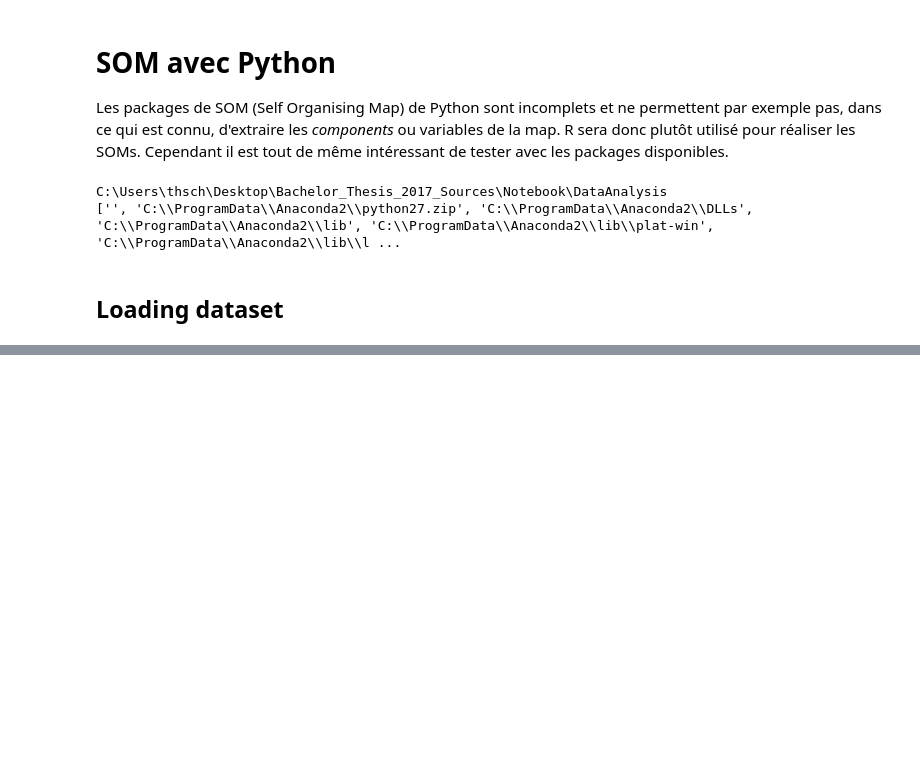
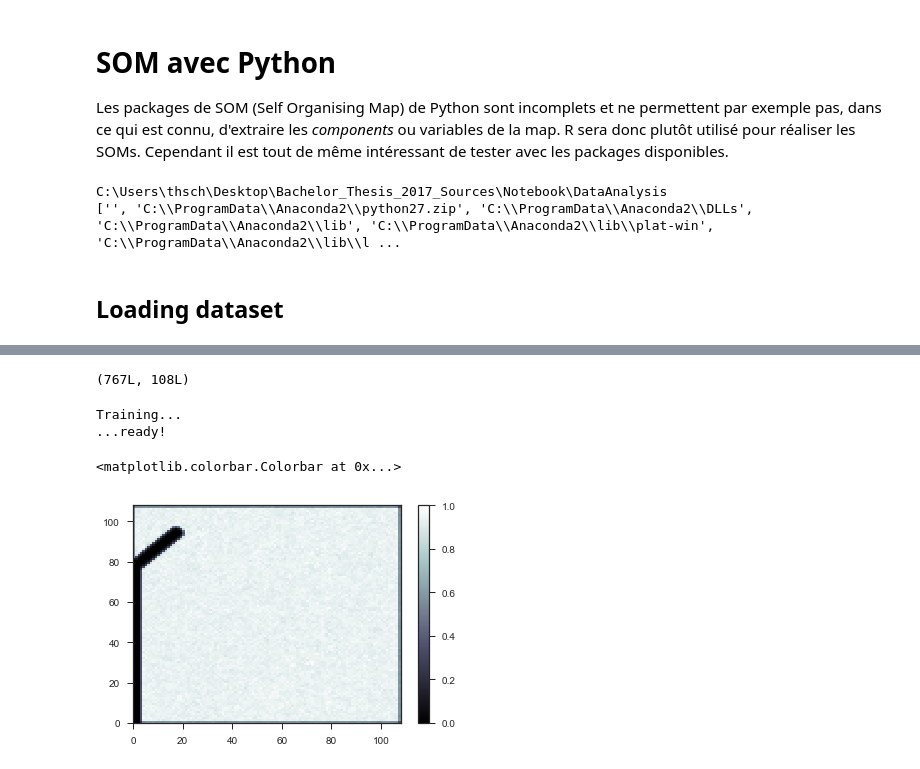
Before and after one commit to ThibaultSchowing/Bachelor_Thesis_2017_Sources, a Jupyter notebook: Notebook/DataAnalysis/3_SOM_Exploration.ipynb, the cells around one changed output, grey strips where cells are left out. Cells and saved outputs as stored; diff of their text form; code cells hidden in the pictures; blank space fills up the shorter version.

```diff
--- a/Notebook/DataAnalysis/3_SOM_Exploration.ipynb
+++ b/Notebook/DataAnalysis/3_SOM_Exploration.ipynb
@@ -145,0 +151,14 @@ kmap.plot_umatrix(color_classes=True)
+# %%
+numpyMatrix = df.as_matrix()
+numpyMatrix.shape
+# %% [output]
+(767L, 108L)
+# %%
+from minisom import MiniSom
+som = MiniSom(108, 108, 108, sigma=0.3, learning_rate=0.5) # initialization of 6x6 SOM
+print "Training..."
+som.train_random(numpyMatrix, 100) # trains the SOM with 100 iterations
+print "...ready!"
+# %% [output]
+Training...
+...ready!
@@ -145,0 +167,8 @@ kmap.plot_umatrix(color_classes=True)
+# %%
+from pylab import plot,axis,show,pcolor,colorbar,bone
+bone()
+pcolor(som.distance_map().T) # plotting the distance map as background
+colorbar()
+# %% [output]
+<matplotlib.colorbar.Colorbar at 0x...>
+[figure, added]
```
Also changed, not shown: parts of 8 cells of this notebook, 45 other files.
